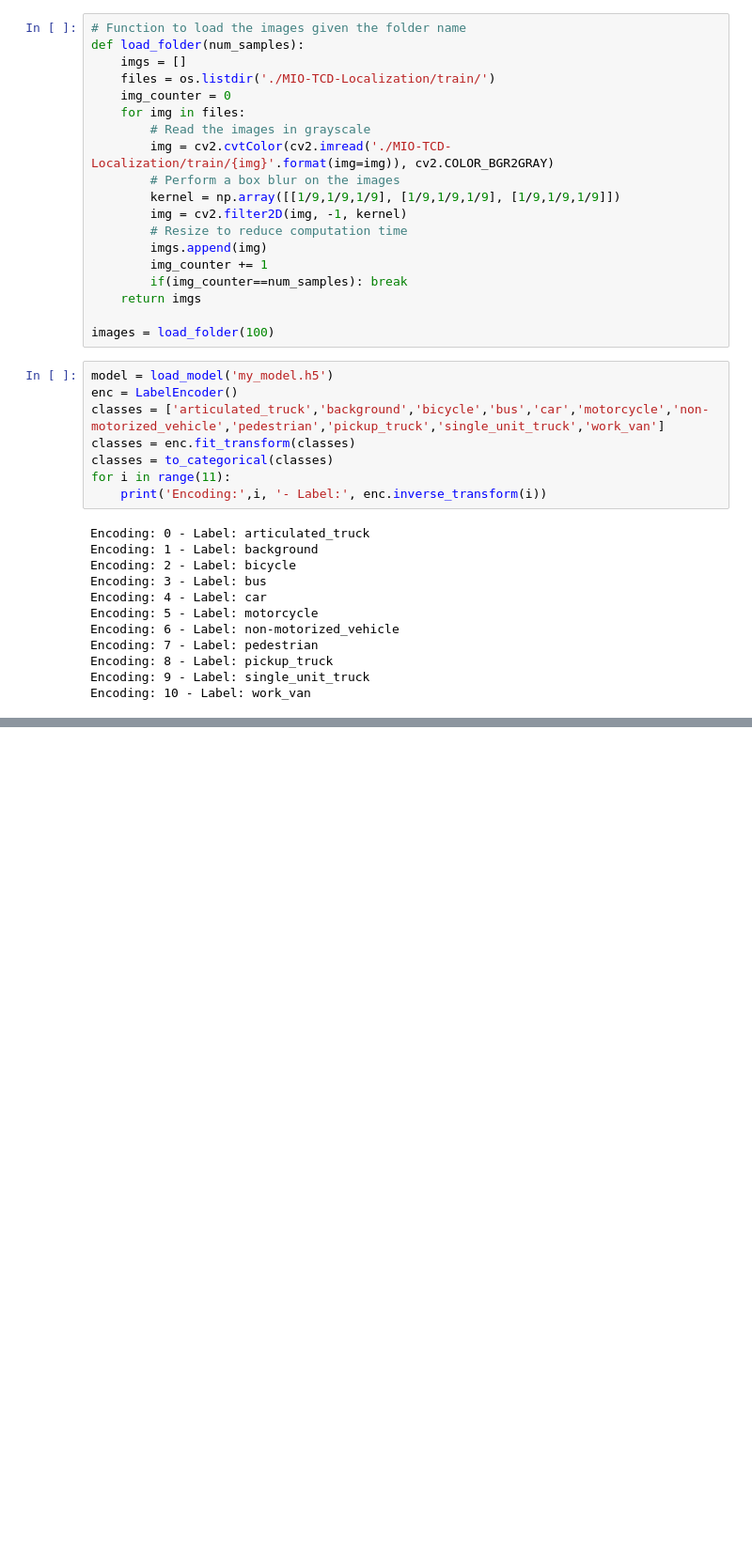
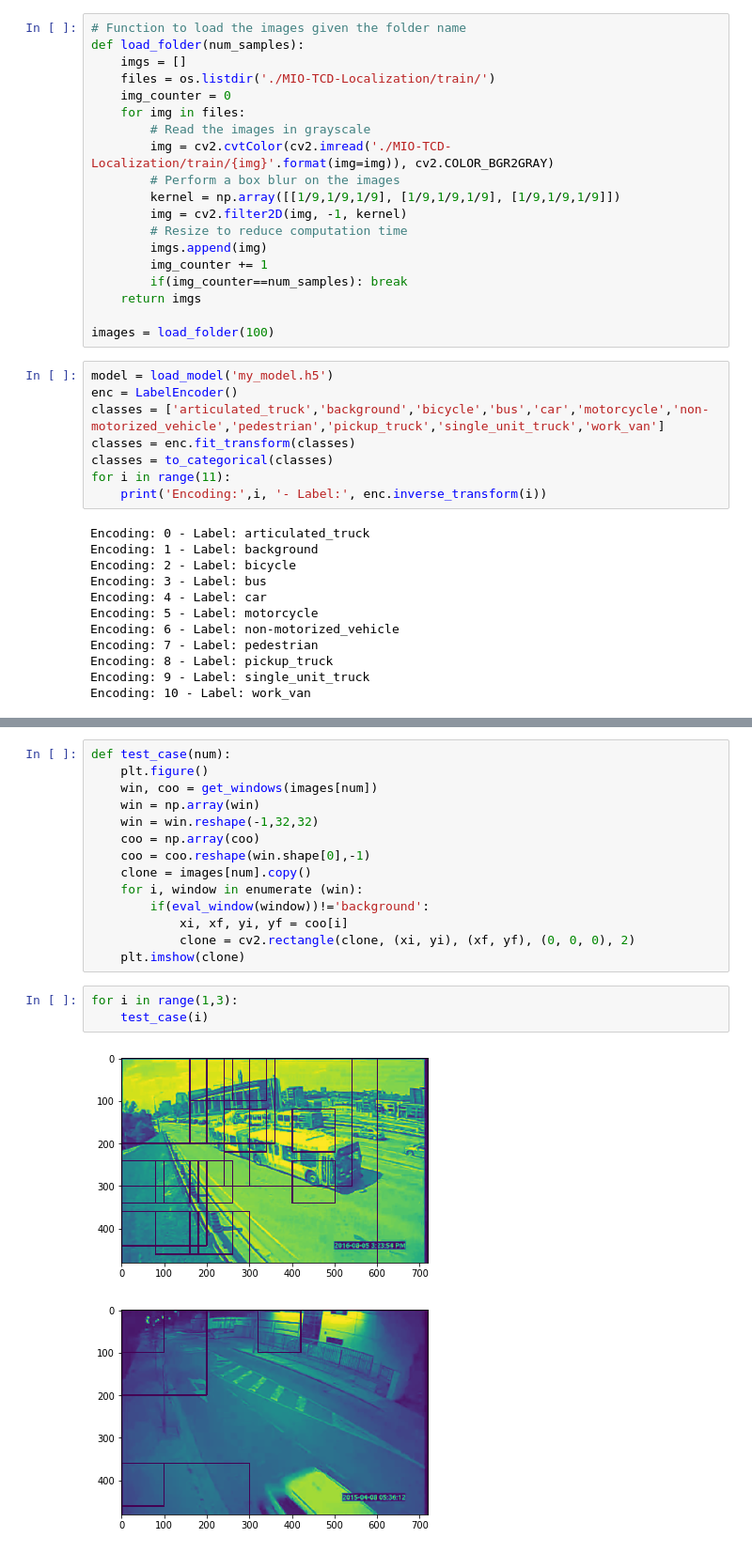
Before and after one commit to bryanjay28/ComputerVisionFinalProject, a Jupyter notebook: object_detection.ipynb, the cells around one changed output, grey strips where cells are left out. Shown at 94% size. Drawn from its saved outputs; the diff is of its cells as text; blank space fills up the shorter version.

```diff
--- a/object_detection.ipynb
+++ b/object_detection.ipynb
@@ -119,0 +131,20 @@ for i, window in enumerate (win):
+# %%
+def test_case(num):
+    plt.figure()
+    win, coo = get_windows(images[num])
+    win = np.array(win)
+    win = win.reshape(-1,32,32)
+    coo = np.array(coo)
+    coo = coo.reshape(win.shape[0],-1)
+    clone = images[num].copy()
+    for i, window in enumerate (win):
+        if(eval_window(window))!='background':
+            xi, xf, yi, yf = coo[i]
+            clone = cv2.rectangle(clone, (xi, yi), (xf, yf), (0, 0, 0), 2)
+    plt.imshow(clone)
+# %%
+for i in range(1,3):
+    test_case(i)
+# %% [output]
+[figure, added]
+[figure, added]
```
Also changed, not shown: parts of 3 cells of this notebook.
